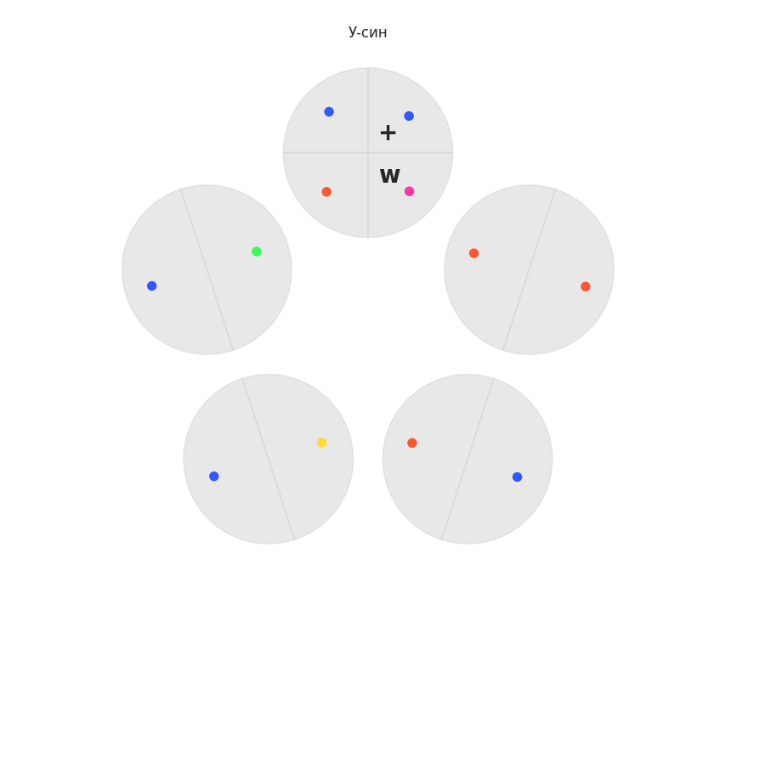
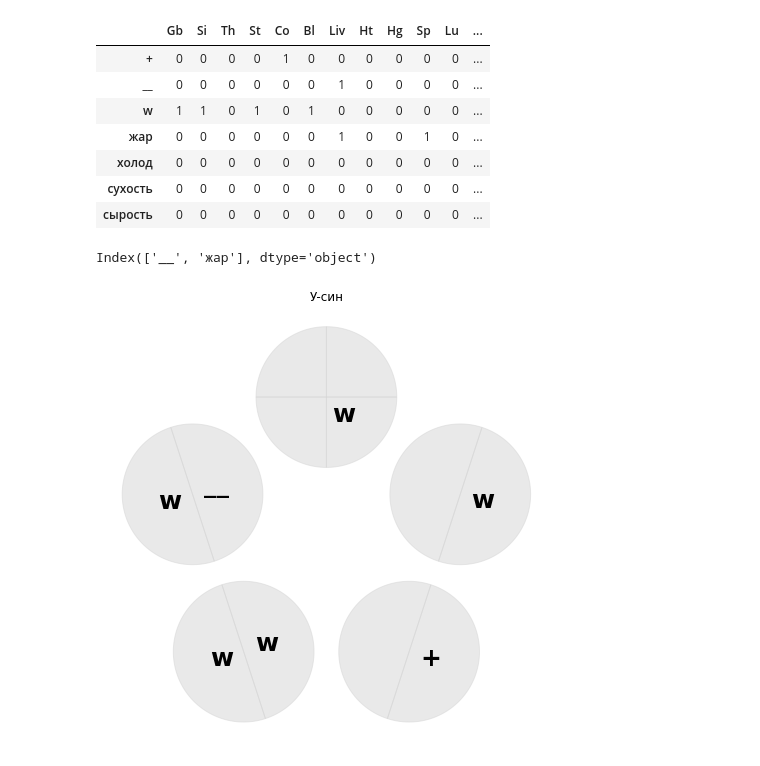
Before and after one commit to Sonnenbergenfluganschluss/KKM, a Jupyter notebook: Визуализация у-син.ipynb, the cells around one changed output. Cells and saved outputs as stored; diff of their text form; code cells hidden in the pictures; blank space fills up the shorter version.

```diff
--- a/Визуализация у-син.ipynb
+++ b/Визуализация у-син.ipynb
@@ -1,3 +9,36 @@
+# %%
+di = {'+':['co'],
+    '__':['liv'],
+    'w':['si', 'kid', 'bl', 'gb', 'st'],
+    'жар':['liv', 'sp'],
+    'холод':['kid']
+    }
+
+tabl = pd.DataFrame(
+    data = 0,
+    columns = ['Gb', 'Si', 'Th', 'St', 'Co', 'Bl', 'Liv', 'Ht', 'Hg', 'Sp', 'Lu', 'Kid'],
+    index = ['+', '__', 'w', 'жар', 'холод', 'сухость', 'сырость']
+)
+
+for k in di.keys():
+    for i in di[k]:
+        i=i.capitalize()
+        tabl.loc[k, i] = 1
+
+tabl
+# %% [output]
+|  | Gb | Si | Th | St | Co | Bl | Liv | Ht | Hg | Sp | Lu | ... |
+| + | 0 | 0 | 0 | 0 | 1 | 0 | 0 | 0 | 0 | 0 | 0 | ... |
+| __ | 0 | 0 | 0 | 0 | 0 | 0 | 1 | 0 | 0 | 0 | 0 | ... |
+| w | 1 | 1 | 0 | 1 | 0 | 1 | 0 | 0 | 0 | 0 | 0 | ... |
+| жар | 0 | 0 | 0 | 0 | 0 | 0 | 1 | 0 | 0 | 1 | 0 | ... |
+| холод | 0 | 0 | 0 | 0 | 0 | 0 | 0 | 0 | 0 | 0 | 0 | ... |
+| сухость | 0 | 0 | 0 | 0 | 0 | 0 | 0 | 0 | 0 | 0 | 0 | ... |
+| сырость | 0 | 0 | 0 | 0 | 0 | 0 | 0 | 0 | 0 | 0 | 0 | ... |
+# %%
+tabl[tabl['liv'.capitalize()] == 1].index
+# %% [output]
+Index(['__', 'жар'], dtype='object')
 # %%
 import matplotlib.pyplot as plt
 import numpy as np
@@ -7,20 +48,21 @@ import random
 num_vertices = 5
 radius = 1
 circle_radius = 0.05  # Радиус небольших кружков
-colors = ['#FF5733', '#33FF57', '#3357FF', '#FF33A1', '#FFDD33']  # Цвета для кружочков
+colors = ['red', 'orange', 'grey', 'blue', 'green']  # Цвета для кружочков
 
 # Генерируем случайные знаки и цвета
-def random_sign(sign=' '):
-    di = {'si':'w', 'th':'+', ' ':' '}
-    if sign in di.keys():
-      return di[sign]
-    else:
-      return ' '
+def random_sign(channel, patogen=None, table=tabl):
+    try:
+        return table[table[channel.capitalize()] == 1].index[0]
+
+    except:
+        return ''
+
 
 
 
 # Функция для рисования секторов графа
-def draw_sector(ax, center, radius, theta_start, theta_end, sign):
+def draw_sector(ax, center, radius, theta_start, theta_end, sign, patogen=None):
     # Угол в радианах
     theta = np.linspace(np.radians(theta_start), np.radians(theta_end), 100)
     x = np.append(center[0], center[0] + radius * np.cos(theta))
@@ -31,46 +73,45 @@ def draw_sector(ax, center, radius, theta_start, theta_end, sign):
     ax.fill(x, y, color='lightgrey', alpha=0.5)
 
     # Добавляем маленькие кружочки
-    circle_x = center[0] + radius * np.cos(np.radians((theta_start + theta_end) / 2)) * np.random.uniform(0.6, 0.7)
-    circle_y = center[1] + radius * np.sin(np.radians((theta_start + theta_end) / 2)) * np.random.uniform(0.6, 0.7)
-    ax.add_patch(plt.Circle((circle_x, circle_y), circle_radius, color=color))
+    if patogen:
+        circle_x = center[0] + radius * np.cos(np.radians((theta_start + theta_end) / 2)) * np.random.uniform(0.6, 0.7)
+        circle_y = center[1] + radius * np.sin(np.radians((theta_start + theta_end) / 2)) * np.random.uniform(0.6, 0.7)
+        ax.add_patch(plt.Circle((circle_x, circle_y), circle_radius, color=color))
 
     # Добавляем знак в центр сектора
     circle_x = center[0] + radius * np.cos(np.radians((theta_start + theta_end) / 2)) * np.random.uniform(0.3, 0.4)
     circle_y = center[1] + radius * np.sin(np.radians((theta_start + theta_end) / 2)) * np.random.uniform(0.3, 0.4)
-    ax.text(circle_x, circle_y, sign, ha='center', va='center', fontsize=20, fontweight='bold')
+    ax.text(circle_x, circle_y, sign, ha='center', va='center', fontsize=25, fontweight='bold')
 
 
 # Создание графика
 fig, ax = plt.subplots(figsize=(8, 8))
 ax.axis('equal')  # Одинаковые масштабы по осям
 ax.axis('off')  # Отключаем оси
 
 # Открывающие углы для каждой вершины
 angles = np.linspace(0, 360, num_vertices+1)
 
 # Рисуем вершины: одна с 4 секторами, остальные с 2
 draw_sector(ax, (np.sin(np.radians(angles[0])) * 2, np.cos(np.radians(angles[0])) * 2), radius, 0, 90, random_sign('th'))
 draw_sector(ax, (np.sin(np.radians(angles[0])) * 2, np.cos(np.radians(angles[0])) * 2), radius, 90, 180, random_sign('hg'))
 draw_sector(ax, (np.sin(np.radians(angles[0])) * 2, np.cos(np.radians(angles[0])) * 2), radius, 180, 270, random_sign('ht'))
 draw_sector(ax, (np.sin(np.radians(angles[0])) * 2, np.cos(np.radians(angles[0])) * 2), radius, 270, 360, random_sign('si'))  # 4 сектора для первой вершины
-# for i in range(1, num_vertices):
-#     for j in range(2):  # 2 сектора
 
-draw_sector(ax, (np.sin(np.radians(angles[1])) * 2, np.cos(np.radians(angles[1])) * 2), radius, angles[1] + 0 * 180, angles[1] + (0 + 1) * 180, random_sign())
-draw_sector(ax, (np.sin(np.radians(angles[1])) * 2, np.cos(np.radians(angles[1])) * 2), radius, angles[1] + 1 * 180, angles[1] + (1 + 1) * 180, random_sign())
+draw_sector(ax, (np.sin(np.radians(angles[1])) * 2, np.cos(np.radians(angles[1])) * 2), radius, angles[1] + 0 * 180, angles[1] + (0 + 1) * 180, random_sign('sp'))
+draw_sector(ax, (np.sin(np.radians(angles[1])) * 2, np.cos(np.radians(angles[1])) * 2), radius, angles[1] + 1 * 180, angles[1] + (1 + 1) * 180, random_sign('st'))
 
-draw_sector(ax, (np.sin(np.radians(angles[2])) * 2, np.cos(np.radians(angles[2])) * 2), radius, angles[1] + 0 * 180, angles[1] + (0 + 1) * 180, random_sign())
-draw_sector(ax, (np.sin(np.radians(angles[2])) * 2, np.cos(np.radians(angles[2])) * 2), radius, angles[1] + 1 * 180, angles[1] + (1 + 1) * 180, random_sign())
+draw_sector(ax, (np.sin(np.radians(angles[2])) * 2, np.cos(np.radians(angles[2])) * 2), radius, angles[1] + 0 * 180, angles[1] + (0 + 1) * 180, random_sign('lu'))
+draw_sector(ax, (np.sin(np.radians(angles[2])) * 2, np.cos(np.radians(angles[2])) * 2), radius, angles[1] + 1 * 180, angles[1] + (1 + 1) * 180, random_sign('co'))
 
-draw_sector(ax, (np.sin(np.radians(angles[3])) * 2, np.cos(np.radians(angles[3])) * 2), radius, angles[4] + 0 * 180, angles[4] + (0 + 1) * 180, random_sign())
-draw_sector(ax, (np.sin(np.radians(angles[3])) * 2, np.cos(np.radians(angles[3])) * 2), radius, angles[4] + 1 * 180, angles[4] + (1 + 1) * 180, random_sign())
+draw_sector(ax, (np.sin(np.radians(angles[3])) * 2, np.cos(np.radians(angles[3])) * 2), radius, angles[4] + 0 * 180, angles[4] + (0 + 1) * 180, random_sign('kid'))
+draw_sector(ax, (np.sin(np.radians(angles[3])) * 2, np.cos(np.radians(angles[3])) * 2), radius, angles[4] + 1 * 180, angles[4] + (1 + 1) * 180, random_sign('bl'))
 
-draw_sector(ax, (np.sin(np.radians(angles[4])) * 2, np.cos(np.radians(angles[4])) * 2), radius, angles[4] + 0 * 180, angles[4] + (0 + 1) * 180, random_sign())
-draw_sector(ax, (np.sin(np.radians(angles[4])) * 2, np.cos(np.radians(angles[4])) * 2), radius, angles[4] + 1 * 180, angles[4] + (1 + 1) * 180, random_sign())
+draw_sector(ax, (np.sin(np.radians(angles[4])) * 2, np.cos(np.radians(angles[4])) * 2), radius, angles[4] + 0 * 180, angles[4] + (0 + 1) * 180, random_sign('liv'))
+draw_sector(ax, (np.sin(np.radians(angles[4])) * 2, np.cos(np.radians(angles[4])) * 2), radius, angles[4] + 1 * 180, angles[4] + (1 + 1) * 180, random_sign('gb'))
 
 # Отображаем график
 plt.title("У-син")
 plt.show()
 # %% [output]
-[figure, old version]
+[figure, new version]
```
Also changed, not shown: parts of 2 cells of this notebook.
